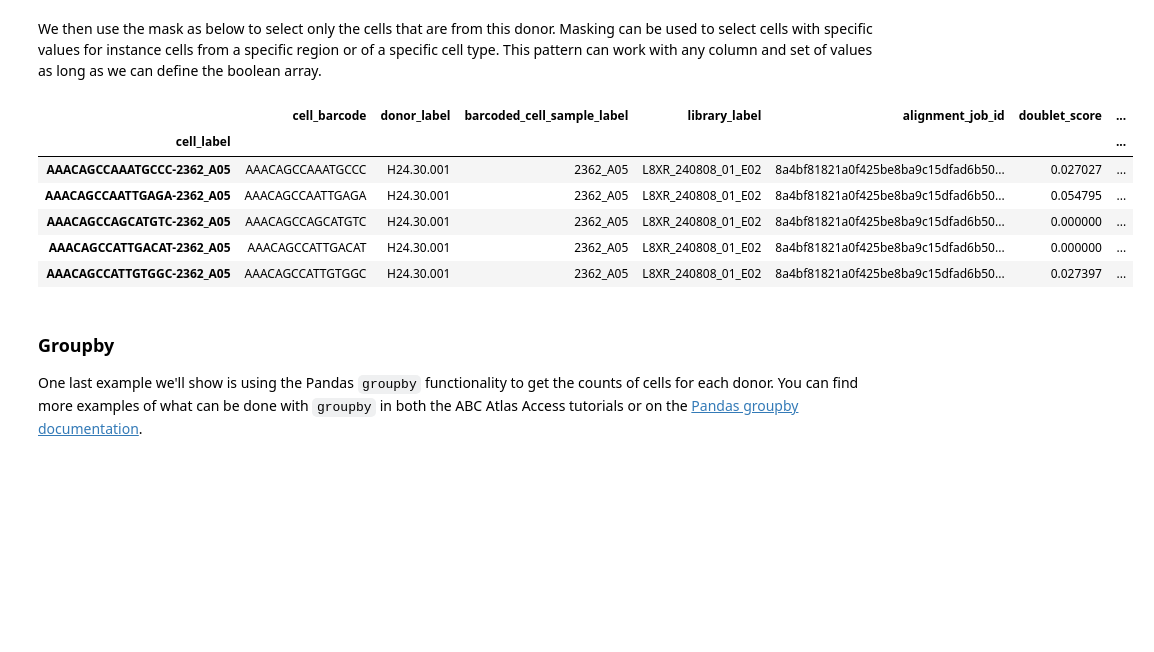
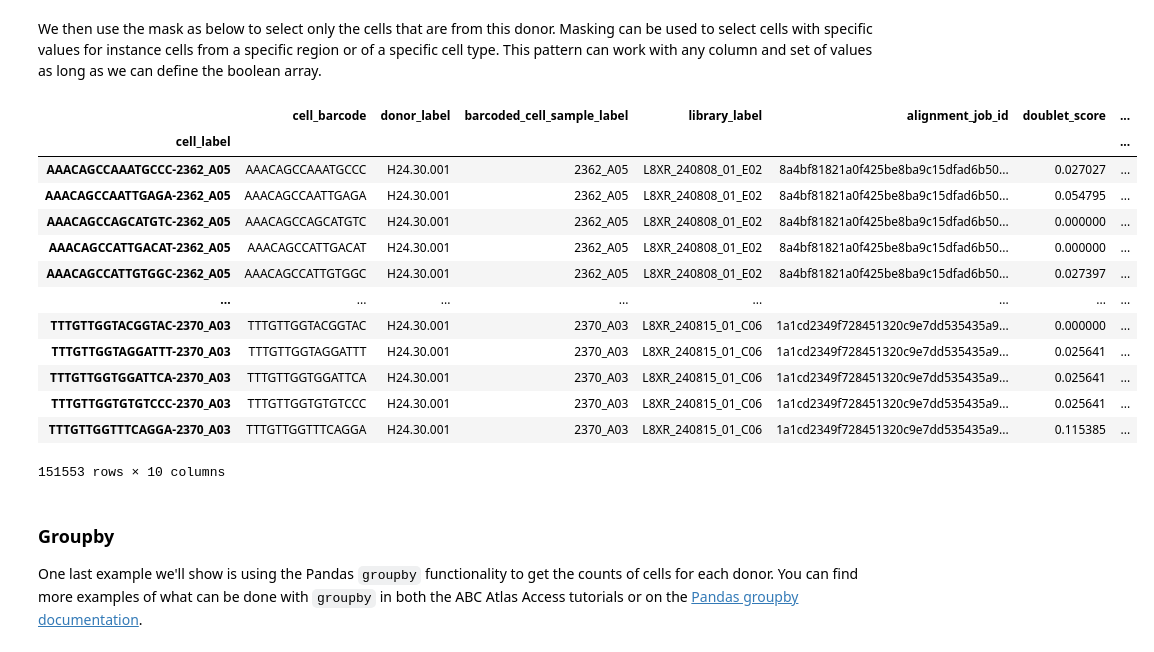
Before and after one commit to AllenInstitute/SPOCTT, a Jupyter notebook: 2026_02_11/abc_atlas_access_tutorial.ipynb, the cells around one changed output. Cells and saved outputs as stored; diff of their text form; code cells hidden in the pictures; blank space fills up the shorter version.

```diff
--- a/2026_02_11/abc_atlas_access_tutorial.ipynb
+++ b/2026_02_11/abc_atlas_access_tutorial.ipynb
@@ -398,15 +400,22 @@ Name: donor_label, Length: 1896133, dtype: bool
 # %% [markdown]
 We then use the mask as below to select only the cells that are from this donor. Masking can be used to select cells with specific values for instance cells from a specific region or of a specific cell type. This pattern can work with any column and set of values as long as we can define the boolean array.
 # %%
-cell_metadata[donor_mask].head()
+cell_metadata[donor_mask]
 # %% [output]
 |  | cell_barcode | donor_label | barcoded_cell_sample_label | library_label | alignment_job_id | doublet_score | ... |
 | cell_label |  |  |  |  |  |  | ... |
 | AAACAGCCAAATGCCC-2362_A05 | AAACAGCCAAATGCCC | H24.30.001 | 2362_A05 | L8XR_240808_01_E02 | 8a4bf81821a0f425be8ba9c15dfad6b50... | 0.027027 | ... |
 | AAACAGCCAATTGAGA-2362_A05 | AAACAGCCAATTGAGA | H24.30.001 | 2362_A05 | L8XR_240808_01_E02 | 8a4bf81821a0f425be8ba9c15dfad6b50... | 0.054795 | ... |
 | AAACAGCCAGCATGTC-2362_A05 | AAACAGCCAGCATGTC | H24.30.001 | 2362_A05 | L8XR_240808_01_E02 | 8a4bf81821a0f425be8ba9c15dfad6b50... | 0.000000 | ... |
 | AAACAGCCATTGACAT-2362_A05 | AAACAGCCATTGACAT | H24.30.001 | 2362_A05 | L8XR_240808_01_E02 | 8a4bf81821a0f425be8ba9c15dfad6b50... | 0.000000 | ... |
 | AAACAGCCATTGTGGC-2362_A05 | AAACAGCCATTGTGGC | H24.30.001 | 2362_A05 | L8XR_240808_01_E02 | 8a4bf81821a0f425be8ba9c15dfad6b50... | 0.027397 | ... |
+| ... | ... | ... | ... | ... | ... | ... | ... |
+| TTTGTTGGTACGGTAC-2370_A03 | TTTGTTGGTACGGTAC | H24.30.001 | 2370_A03 | L8XR_240815_01_C06 | 1a1cd2349f728451320c9e7dd535435a9... | 0.000000 | ... |
+| TTTGTTGGTAGGATTT-2370_A03 | TTTGTTGGTAGGATTT | H24.30.001 | 2370_A03 | L8XR_240815_01_C06 | 1a1cd2349f728451320c9e7dd535435a9... | 0.025641 | ... |
+| TTTGTTGGTGGATTCA-2370_A03 | TTTGTTGGTGGATTCA | H24.30.001 | 2370_A03 | L8XR_240815_01_C06 | 1a1cd2349f728451320c9e7dd535435a9... | 0.025641 | ... |
+| TTTGTTGGTGTGTCCC-2370_A03 | TTTGTTGGTGTGTCCC | H24.30.001 | 2370_A03 | L8XR_240815_01_C06 | 1a1cd2349f728451320c9e7dd535435a9... | 0.025641 | ... |
+| TTTGTTGGTTTCAGGA-2370_A03 | TTTGTTGGTTTCAGGA | H24.30.001 | 2370_A03 | L8XR_240815_01_C06 | 1a1cd2349f728451320c9e7dd535435a9... | 0.115385 | ... |
+151553 rows × 10 columns
 # %% [markdown]
 ### Groupby
 
```
Also changed, not shown: parts of 3 cells of this notebook.
